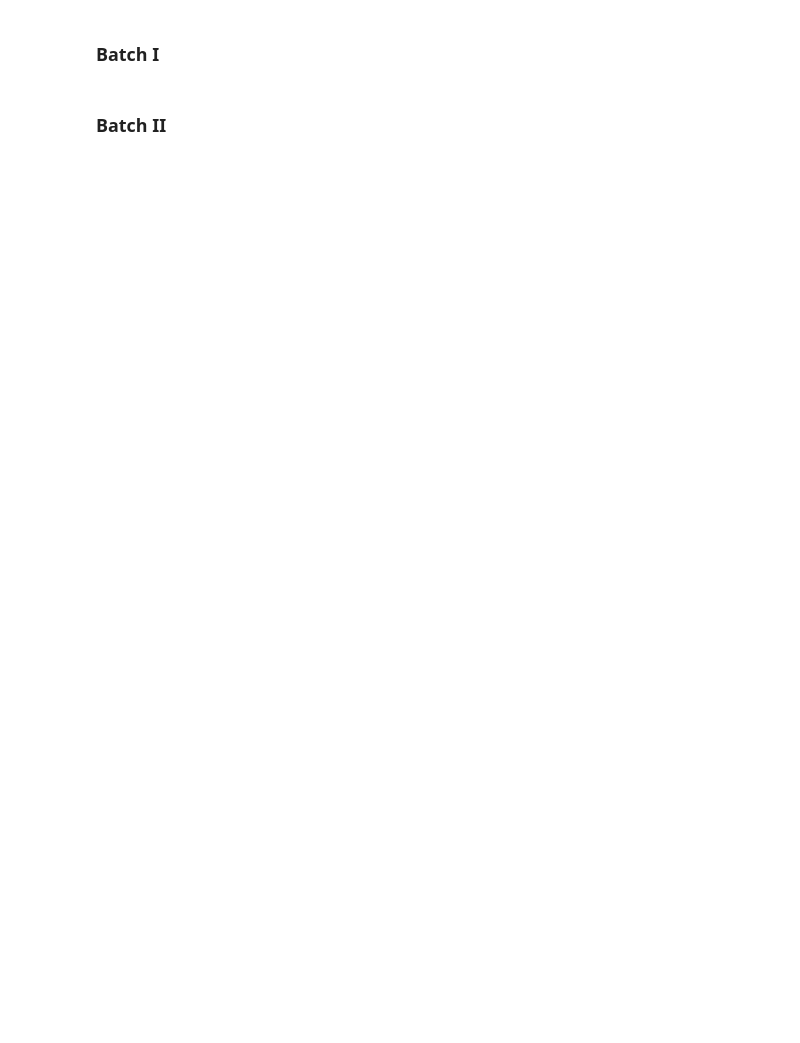
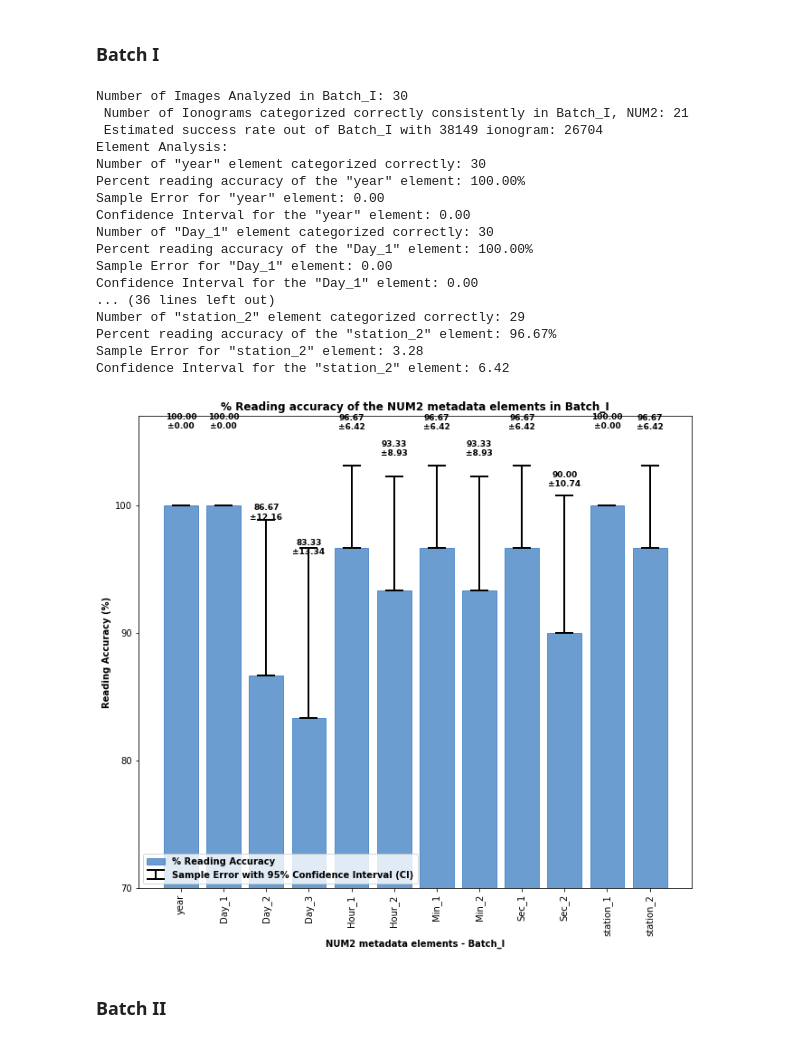
Before and after one commit to asc-csa/Alouette_ISIS_extract, a Jupyter notebook: code/C_Overall Metadata Reading Accuracy for Alouette-1.ipynb, the cells around one changed output. Saved outputs shown, nothing was run; the diff lists cells and outputs as text; code cells hidden in the pictures; blank space fills up the shorter version.

```diff
--- a/code/C_Overall Metadata Reading Accuracy for Alouette-1.ipynb
+++ b/code/C_Overall Metadata Reading Accuracy for Alouette-1.ipynb
@@ -180,2 +228,23 @@ analyze_batch ("L:/DATA/Alouette_I/BATCH_I_Run2/07_Accuracy/BatchI_num2_QA.csv",
+# %%
+n_BATCH_I_images_num2correct, n_BATCH_I_num2sample = analyze_batch ("L:/DATA/Alouette_I/BATCH_I_Run2/07_Accuracy/BatchI_num2_QA.csv", 'Batch_I', 'NUM2', total_df_num2_1, 6)
+# %% [output]
+Number of Images Analyzed in Batch_I: 30
+ Number of Ionograms categorized correctly consistently in Batch_I, NUM2: 21
+ Estimated success rate out of Batch_I with 38149 ionogram: 26704
+Element Analysis:
+Number of "year" element categorized correctly: 30
+Percent reading accuracy of the "year" element: 100.00%
+Sample Error for "year" element: 0.00
+Confidence Interval for the "year" element: 0.00
+Number of "Day_1" element categorized correctly: 30
+Percent reading accuracy of the "Day_1" element: 100.00%
+Sample Error for "Day_1" element: 0.00
+Confidence Interval for the "Day_1" element: 0.00
+... (36 lines left out)
+Number of "station_2" element categorized correctly: 29
+Percent reading accuracy of the "station_2" element: 96.67%
+Sample Error for "station_2" element: 3.28
+Confidence Interval for the "station_2" element: 6.42
+[figure, added]
 # %% [markdown]
 ###  Batch II
```
Also changed, not shown: parts of 18 cells of this notebook.
